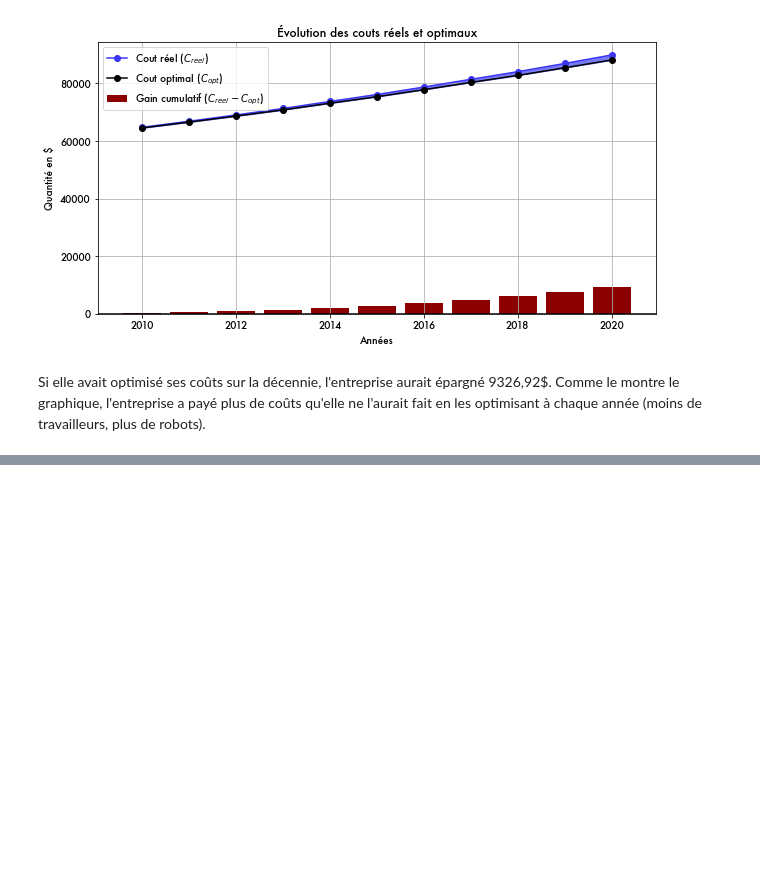
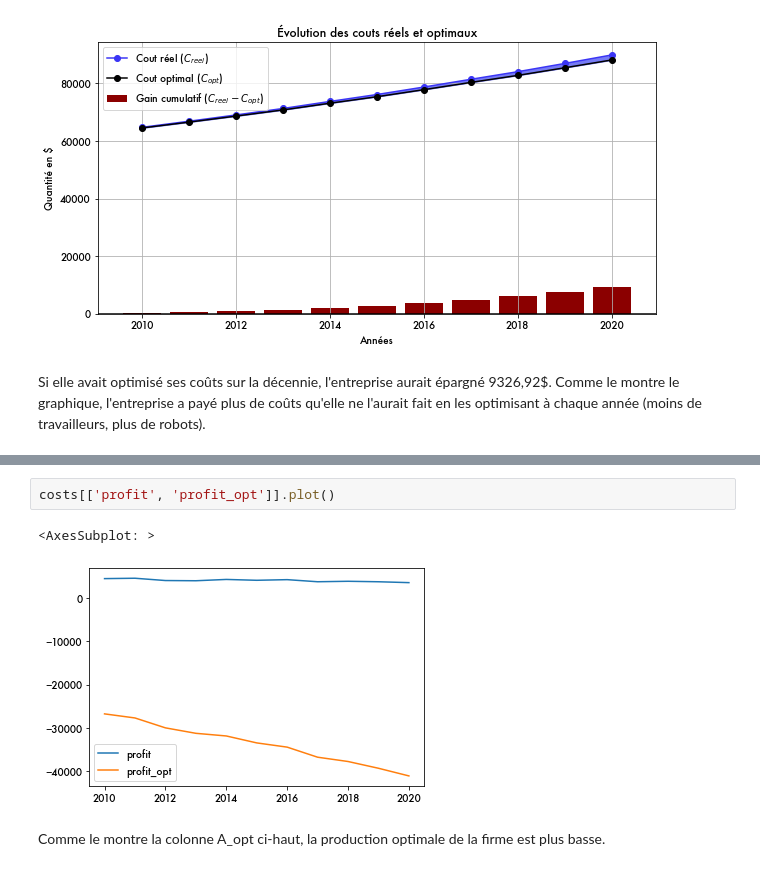
Before and after one commit to felixpoirier1/Devoir4, a Jupyter notebook: Devoir.ipynb, the cells around one changed output, grey strips where cells are left out. Saved outputs shown, nothing was run; the diff lists cells and outputs as text; blank space fills up the shorter version.

```diff
--- a/Devoir.ipynb
+++ b/Devoir.ipynb
@@ -237,0 +322,7 @@ Si elle avait optimisé ses coûts sur la décennie, l'entreprise aurait épargn
+# %%
+costs[['profit', 'profit_opt']].plot()
+# %% [output]
+<AxesSubplot: >
+[figure, added]
+# %% [markdown]
+Comme le montre la colonne A_opt ci-haut, la production optimale de la firme est plus basse.
```
Also changed, not shown: parts of 12 cells of this notebook.
